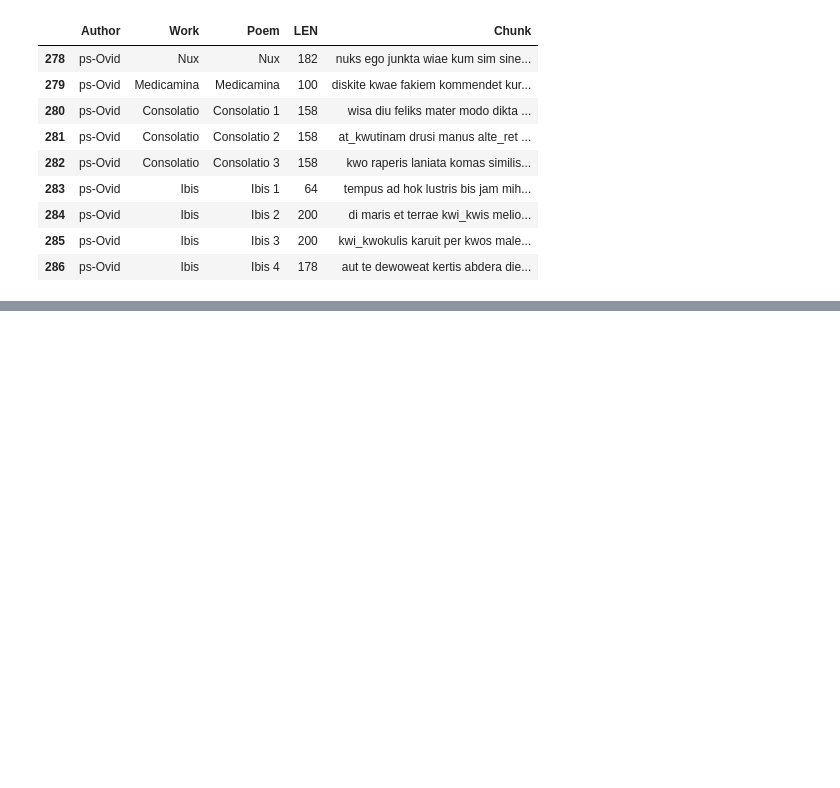
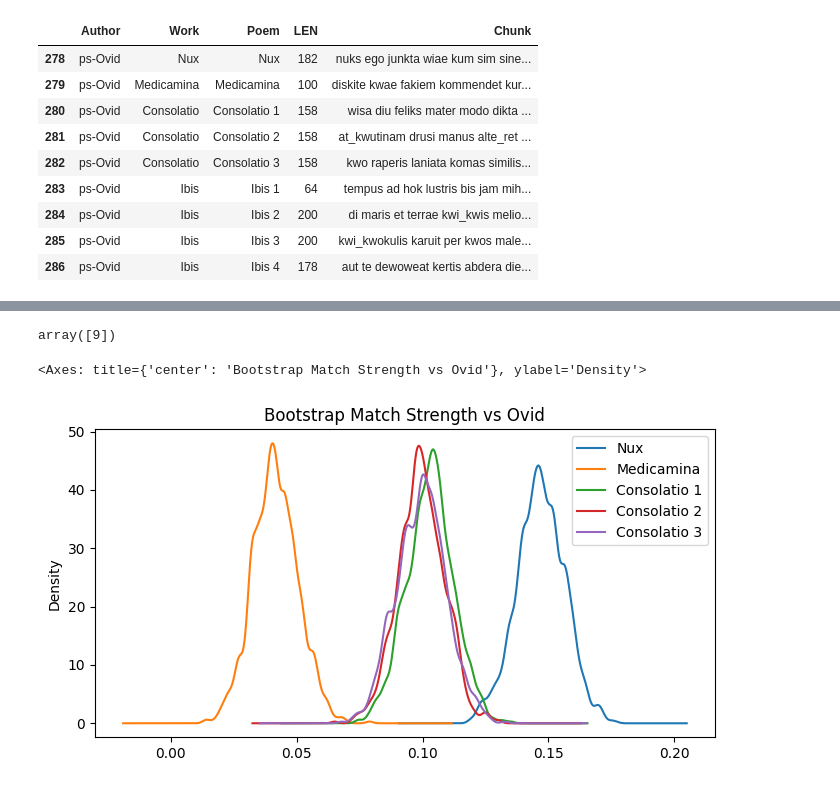
Before and after one commit to bnagy/nux-paper, a Jupyter notebook: repro/nux_boot_ngram.ipynb, the cells around one changed output, grey strips where cells are left out. Drawn from its saved outputs; the diff is of its cells as text; code cells hidden in the pictures; blank space fills up the shorter version.

Commit message:
tidy up bootstrapping code

```diff
--- a/repro/nux_boot_ngram.ipynb
+++ b/repro/nux_boot_ngram.ipynb
@@ -883,5 +87,5 @@ test_corpus
 # %%
 problems = corpus[corpus.Author == 'ps-Ovid']
 # %%
-X = nini9.fit_transform(test_corpus.Chunk)
-X
+X = ngram.fit_transform(test_corpus.Chunk)
+y = lenc.fit_transform(test_corpus.Author)
@@ -989,4 +173,4 @@ problems
 | 285 | ps-Ovid | Ibis | Ibis 3 | 200 | kwi_kwokulis karuit per kwos male... |
 | 286 | ps-Ovid | Ibis | Ibis 4 | 178 | aut te dewoweat kertis abdera die... |
 # %%
-probs_X = nini9.transform(problems.Chunk)
+probs_X = ngram.transform(problems.Chunk)
@@ -1036,0 +177,34 @@ array([[<Axes: title={'center': '0'}>]], dtype=object)
+# %%
+problem_dict = dict(zip(problems.Poem,probs_X))
+# %%
+lenc.transform(['Tibullus'])
+# %% [output]
+array([9])
+# %%
+results = {}
+for poem, vec in problem_dict.items():
+    bs = bootstrap_imposters(
+        vec,
+        X,
+        y,
+        5,
+        1000,
+        0.35,
+        minmax,
+        "ranked",
+        rng=np.random.default_rng(seed=42),
+    )
+    results[poem]=bs
+# %%
+df = pd.DataFrame.from_dict(
+    results
+)
+df[df.columns[~df.columns.str.startswith('Ibis')]].plot(
+    kind="kde",
+    bw_method=0.15,
+    figsize=(8,4),
+    title="Bootstrap Match Strength vs Ovid",
+)
+# %% [output]
+<Axes: title={'center': 'Bootstrap Match Strength vs Ovid'}, ylabel='Density'>
+[figure, added]
```
Also changed, not shown: parts of 73 cells of this notebook.
